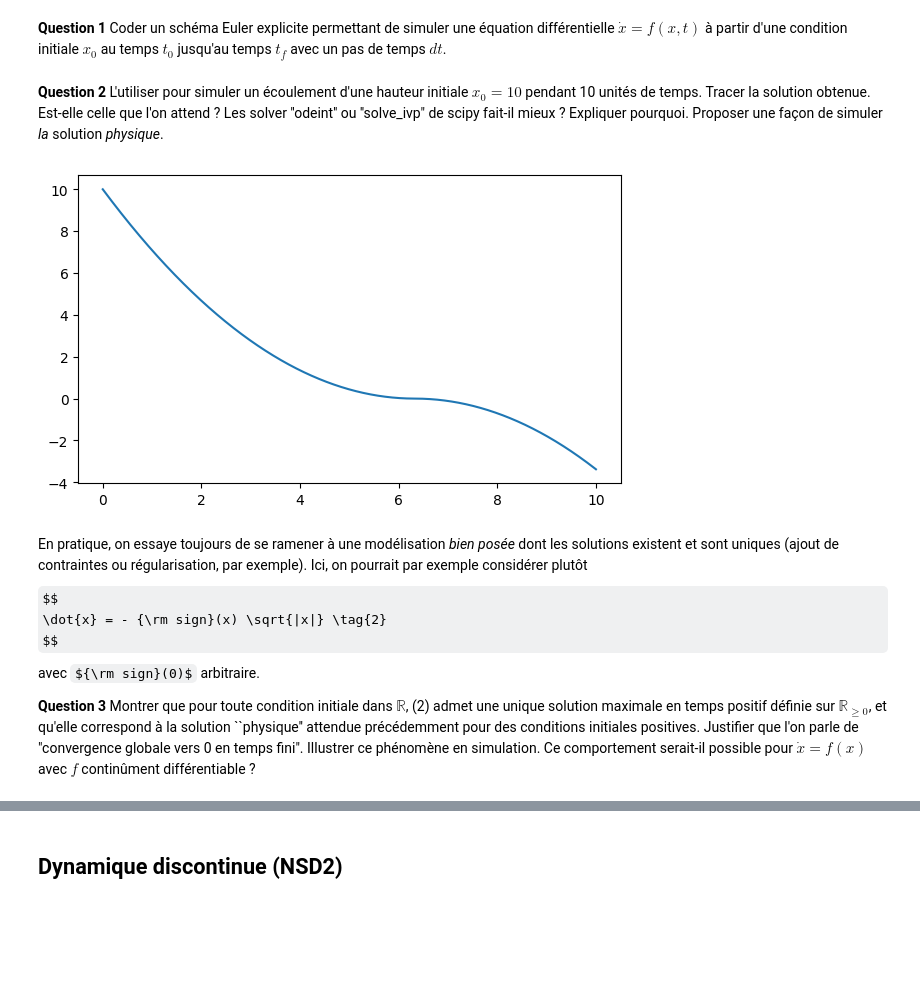
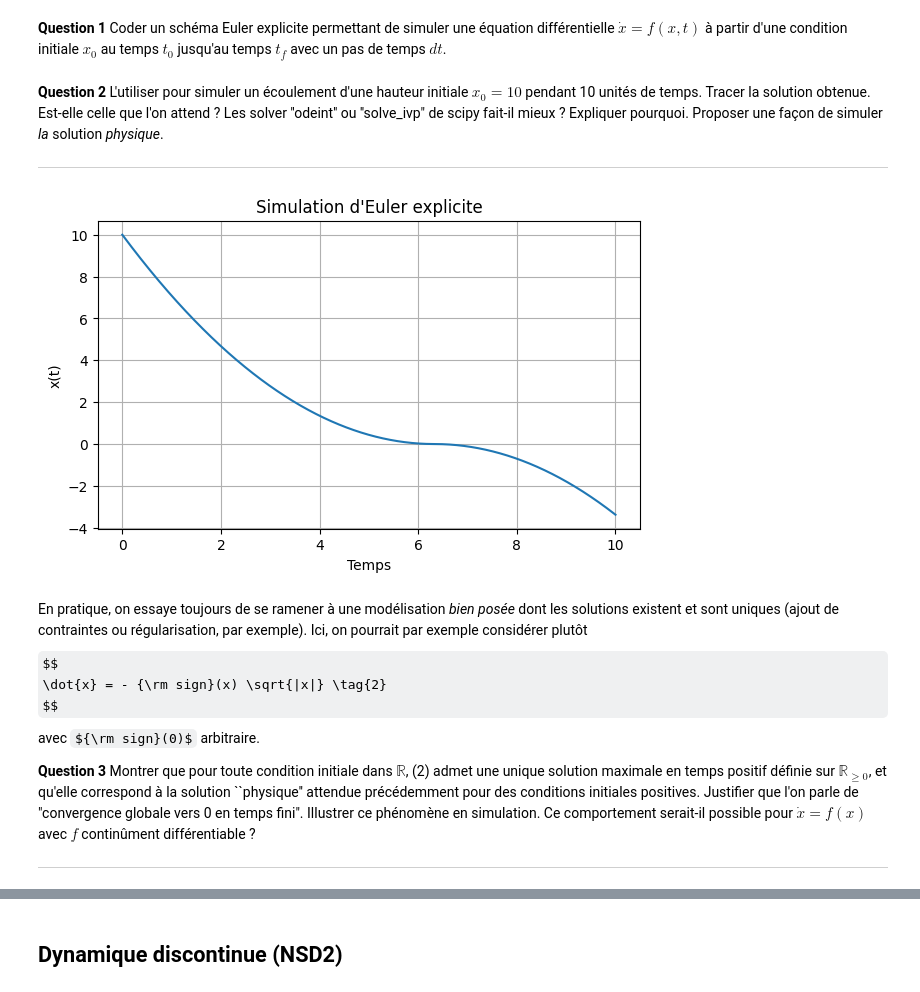
Before and after one commit to alexandrerinchet/Projet-maths-equa-diff, a Jupyter notebook: Projet - Equations Différentielles - 2025.ipynb, the cells around one changed output, grey strips where cells are left out. Cells and saved outputs as stored; diff of their text form; code cells hidden in the pictures; some formulas as TeX source; blank space fills up the shorter version.

Commit message:
le nouveau doc rempli en cours de correction (relu jusqu'à la question 3)

```diff
--- a/Projet - Equations Différentielles - 2025.ipynb
+++ b/Projet - Equations Différentielles - 2025.ipynb
@@ -41,7 +41,7 @@ $$
 # %% [markdown]
 **Question 1** Coder un schéma Euler explicite permettant de simuler une équation différentielle $\dot{x}=f(x,t)$ à partir d'une condition initiale $x_0$ au temps $t_0$ jusqu'au temps $t_f$ avec un pas de temps $dt$.
 # %%
-def euler_explicit(f,x0,t0,tf,dt):
+def euler_explicite(f,x0,t0,tf,dt):
     time = [t0]
     sol = [x0]
     t = t0
@@ -53,27 +53,35 @@ def euler_explicit(f,x0,t0,tf,dt):
         time.append(t)
     return time, sol
 # %% [markdown]
+
 **Question 2** L'utiliser pour simuler un écoulement d'une hauteur initiale $x_0=10$ pendant 10 unités de temps. Tracer la solution obtenue. Est-elle celle que l'on attend ? Les solver ''odeint'' ou ''solve_ivp" de scipy fait-il mieux ? Expliquer pourquoi. Proposer une façon de simuler *la* solution *physique*.
+
+---
 # %%
 def f(x, t) :
     return -np.sqrt(abs(x))
 
 dt = 10**(-5)
-time, sol = euler_explicit(f, 10, 0, 10, dt)
+time, sol = euler_explicite(f, 10, 0, 10, dt)
 
 plt.plot(time, sol)
+plt.xlabel("Temps")
+plt.ylabel("x(t)")
+plt.title("Simulation d'Euler explicite")
+plt.grid()
 plt.show()
 
-## ce n'est pas satisfaisant, car x devient négative après un certain temps
-## cela ne traduit pas le comportement réel de l'écoulement
+## ce n'est pas satisfaisant, car x devient négative après un certain temps,
+## ce qui ne traduit pas le comportement réel de l'écoulement
 
-## faire question sur odeint et solve_ivp
+## odeint et solve_ivp résolvent numériquement également ; odeint ne va pas résoudre le problème
+## mais avec solve_ivp, on peut intégrer des événements, ce qui permettrait de conserver x >= 0
 
 ## pour simuler la solution physique, on peut ajouter dans la condition de la boucle while d'Euler que X >= 0
 ## ainsi, on peut retirer la valeur absolue de la définition de f et
 # dès que x = 0, on n'a pas x<0 mais on garde x = 0 jusqu'à t = 10
 # %% [output]
-[figure, old version]
+[figure, new version]
 # %% [markdown]
 En pratique, on essaye toujours de se ramener à une modélisation *bien posée* dont les solutions existent et sont uniques (ajout de contraintes ou régularisation, par exemple). Ici, on pourrait par exemple considérer plutôt
 $$
@@ -82,3 +90,5 @@ $$
 avec ${\rm sign}(0)$ arbitraire.
 
 **Question 3** Montrer que pour toute condition initiale dans $\mathbb{R}$, (2) admet une unique solution maximale en temps positif définie sur $\mathbb{R}_{\geq 0}$, et qu'elle correspond à la solution ``physique'' attendue précédemment pour des conditions initiales positives. Justifier que l'on parle de "convergence globale vers 0 en temps fini". Illustrer ce phénomène en simulation. Ce comportement serait-il possible pour $\dot{x}=f(x)$ avec $f$ continûment différentiable ?
+
+---
```
Also changed, not shown: parts of 11 cells of this notebook, 2 other files.
